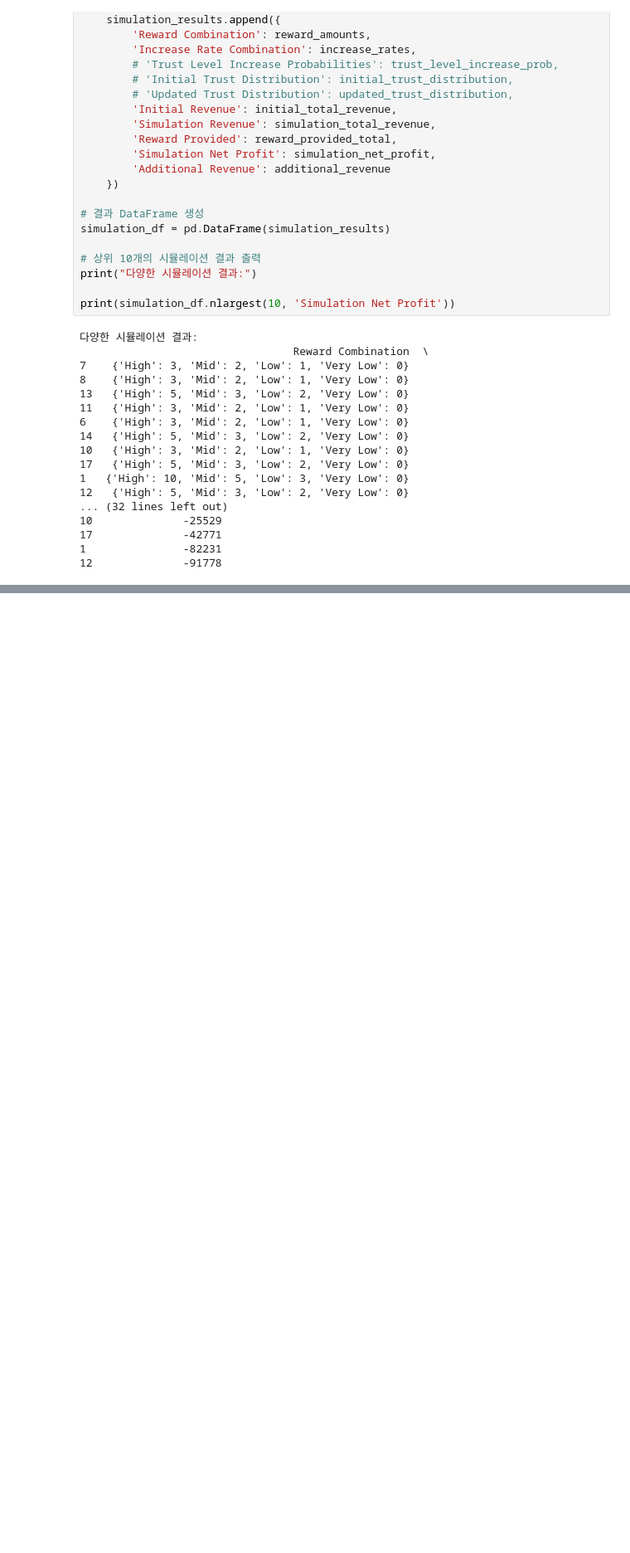
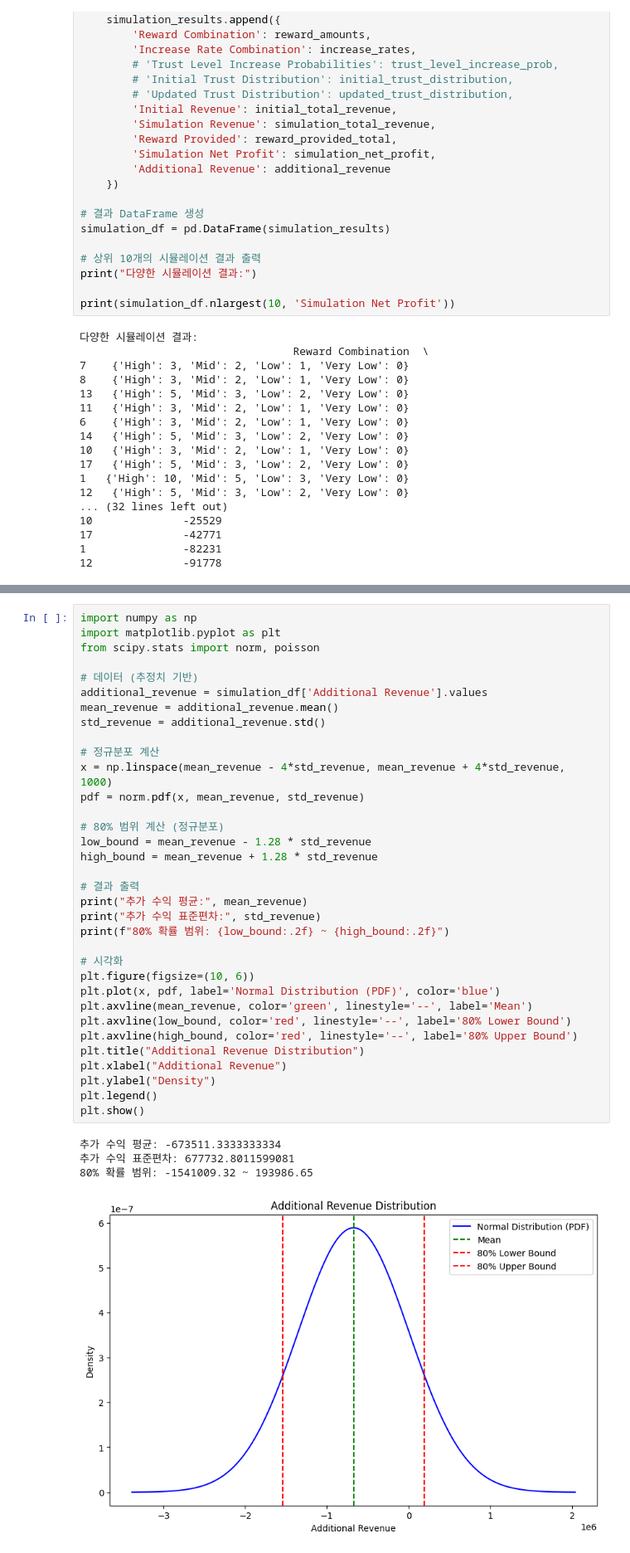
Before and after one commit to dothegee/ecommerce_project, a Jupyter notebook: code/simulation.ipynb, the cells around one changed output, grey strips where cells are left out. Shown at 83% size. Cells and saved outputs as stored; diff of their text form; blank space fills up the shorter version.

```diff
--- a/code/simulation.ipynb
+++ b/code/simulation.ipynb
@@ -386,0 +489,39 @@ simulation_df.sort_values(by=["Additional Revenue"],ascending=False)
+# %%
+import numpy as np
+import matplotlib.pyplot as plt
+from scipy.stats import norm, poisson
+
+# 데이터 (추정치 기반)
+additional_revenue = simulation_df['Additional Revenue'].values
+mean_revenue = additional_revenue.mean()
+std_revenue = additional_revenue.std()
+
+# 정규분포 계산
+x = np.linspace(mean_revenue - 4*std_revenue, mean_revenue + 4*std_revenue, 1000)
+pdf = norm.pdf(x, mean_revenue, std_revenue)
+
+# 80% 범위 계산 (정규분포)
+low_bound = mean_revenue - 1.28 * std_revenue
+high_bound = mean_revenue + 1.28 * std_revenue
+
+# 결과 출력
+print("추가 수익 평균:", mean_revenue)
+print("추가 수익 표준편차:", std_revenue)
+print(f"80% 확률 범위: {low_bound:.2f} ~ {high_bound:.2f}")
+
+# 시각화
+plt.figure(figsize=(10, 6))
+plt.plot(x, pdf, label='Normal Distribution (PDF)', color='blue')
+plt.axvline(mean_revenue, color='green', linestyle='--', label='Mean')
+plt.axvline(low_bound, color='red', linestyle='--', label='80% Lower Bound')
+plt.axvline(high_bound, color='red', linestyle='--', label='80% Upper Bound')
+plt.title("Additional Revenue Distribution")
+plt.xlabel("Additional Revenue")
+plt.ylabel("Density")
+plt.legend()
+plt.show()
+# %% [output]
+추가 수익 평균: -673511.3333333334
+추가 수익 표준편차: 677732.8011599081
+80% 확률 범위: -1541009.32 ~ 193986.65
+[figure, added]
```
Also changed, not shown: parts of 4 cells of this notebook.
